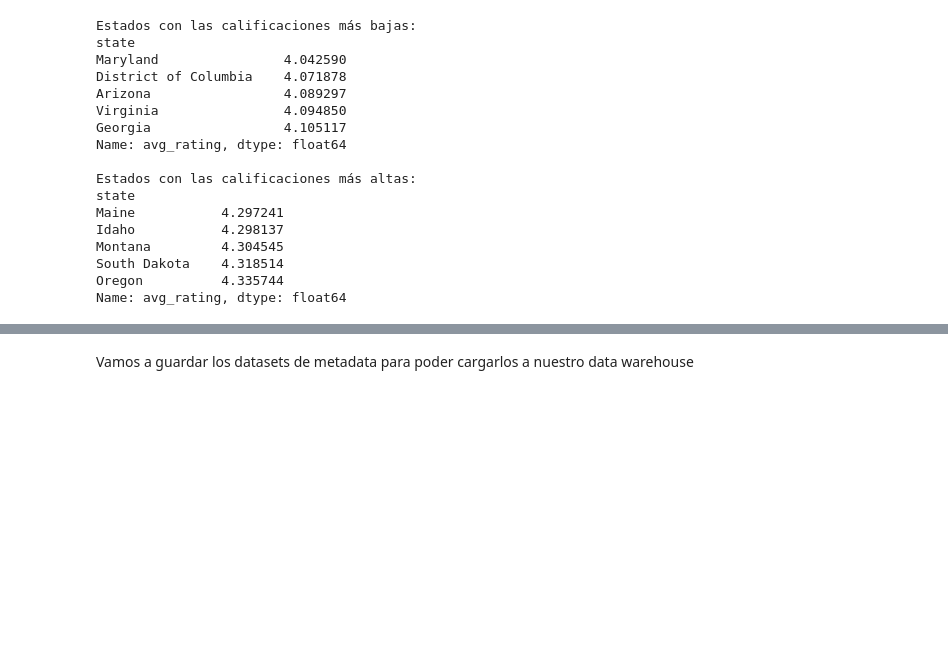
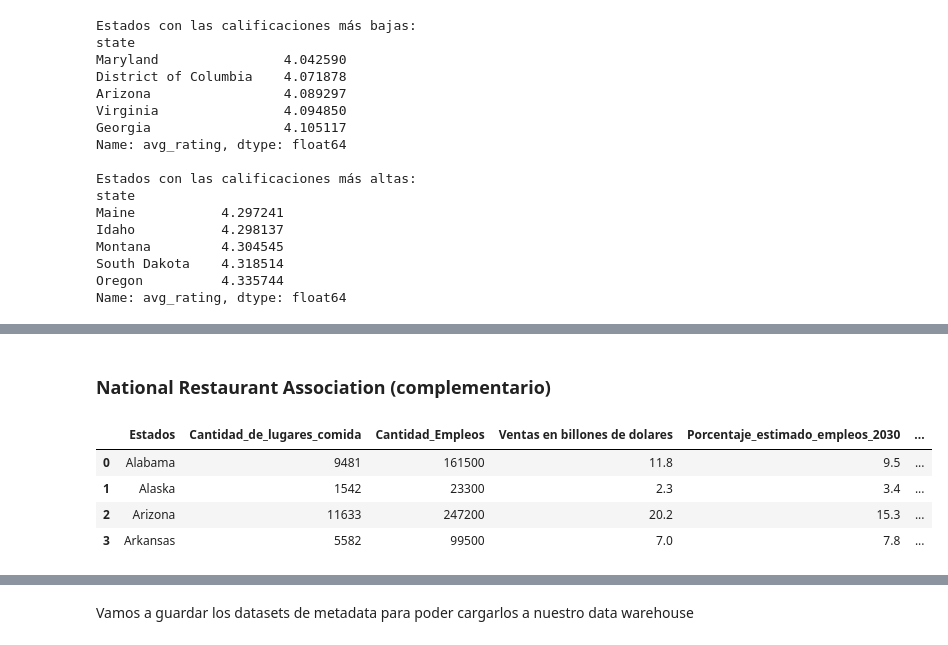
Before and after one commit to claudiogit2019/Proyecto-final, a Jupyter notebook: EDA-GoogleMaps.ipynb, the cells around one changed output, grey strips where cells are left out. Cells and saved outputs as stored; diff of their text form; code cells hidden in the pictures; blank space fills up the shorter version.

```diff
--- a/EDA-GoogleMaps.ipynb
+++ b/EDA-GoogleMaps.ipynb
@@ -807,0 +842,2 @@ Name: avg_rating, dtype: float64
+# %% [markdown]
+### National Restaurant Association (complementario)
@@ -807,0 +846,8 @@ Name: avg_rating, dtype: float64
+# %%
+nra.head(4)
+# %% [output]
+|  | Estados | Cantidad_de_lugares_comida | Cantidad_Empleos | Ventas en billones de dolares | Porcentaje_estimado_empleos_2030 | ... |
+| 0 | Alabama | 9481 | 161500 | 11.8 | 9.5 | ... |
+| 1 | Alaska | 1542 | 23300 | 2.3 | 3.4 | ... |
+| 2 | Arizona | 11633 | 247200 | 20.2 | 15.3 | ... |
+| 3 | Arkansas | 5582 | 99500 | 7.0 | 7.8 | ... |
```
Also changed, not shown: parts of 24 cells of this notebook.
